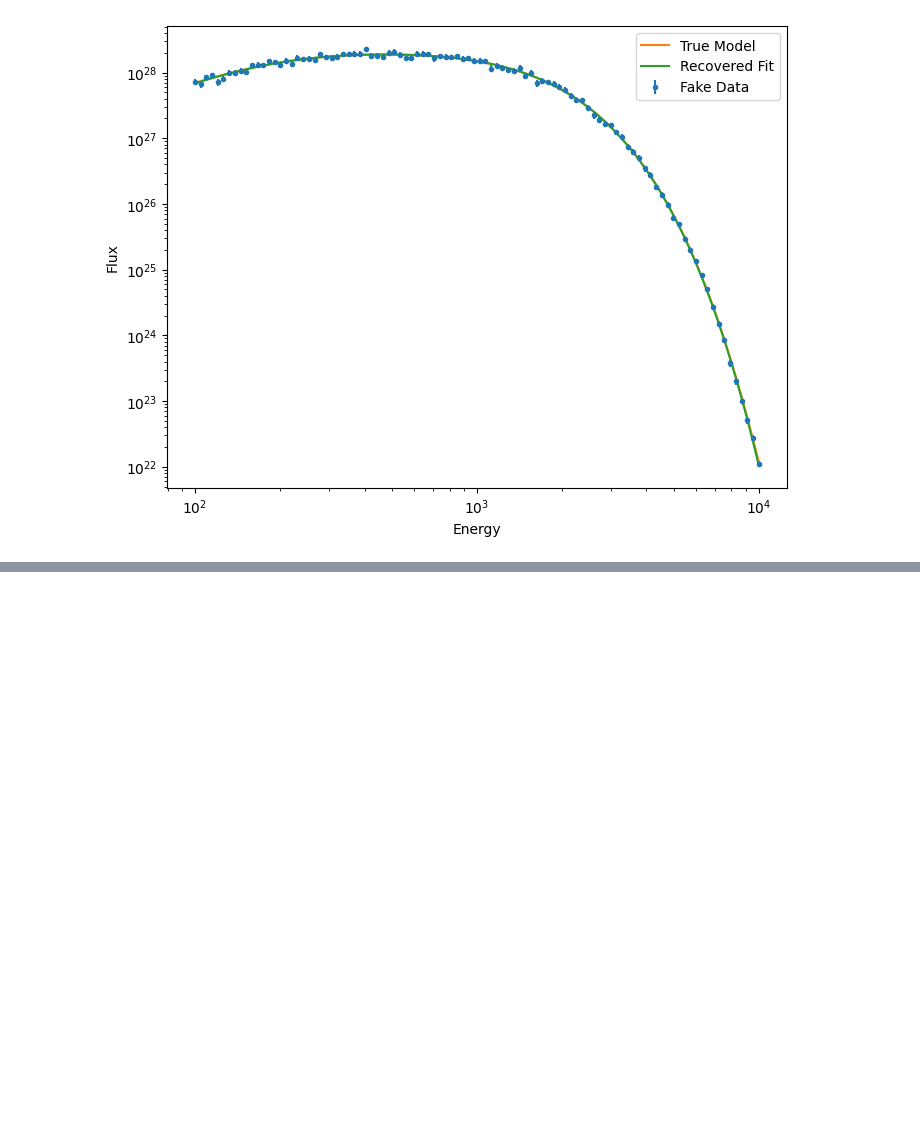
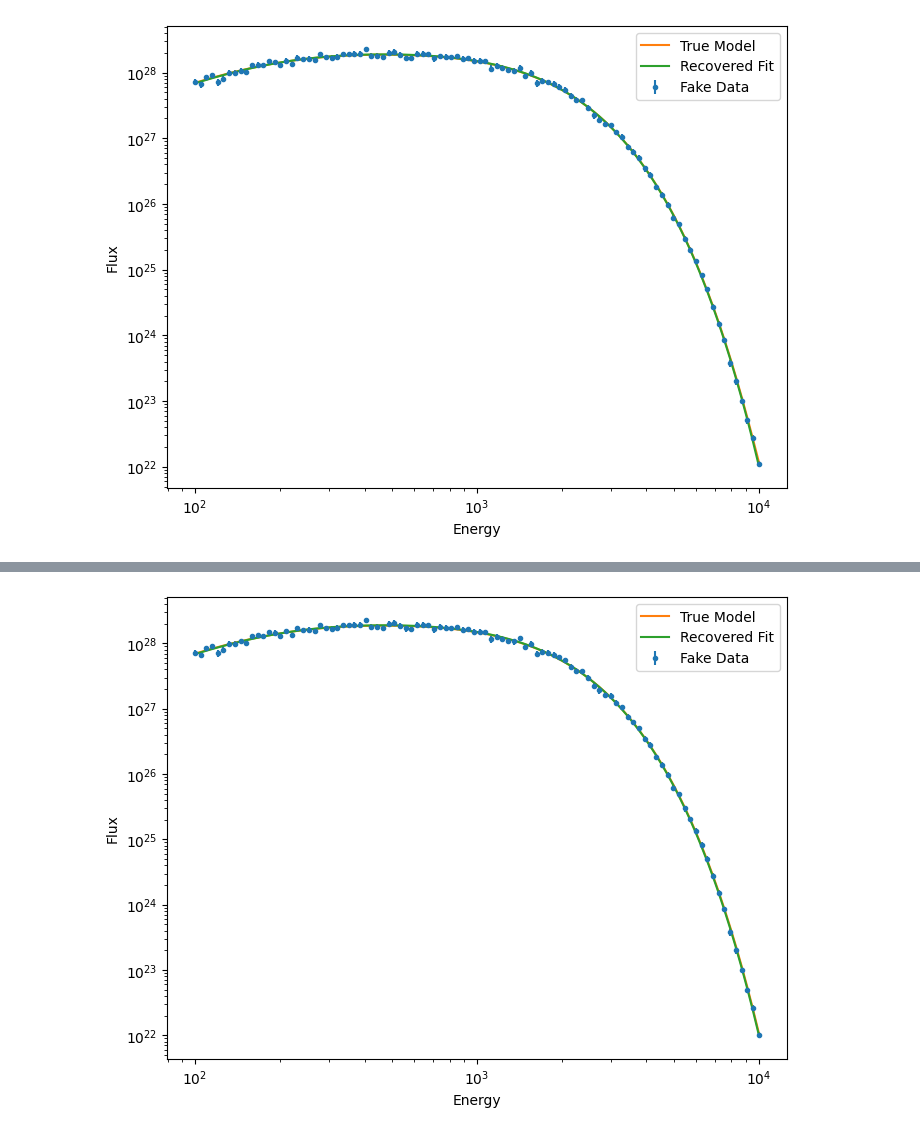
Before and after one commit to jez2sk/astr4460_final_prject, a Jupyter notebook: final_project.ipynb, the cells around one changed output, grey strips where cells are left out. Saved outputs shown, nothing was run; the diff lists cells and outputs as text; code cells hidden in the pictures; blank space fills up the shorter version.

```diff
--- a/final_project.ipynb
+++ b/final_project.ipynb
@@ -93,0 +194,23 @@ Test case 2
+# %%
+results = fitting.composite(x, y_fake, yerr)
+
+A_pow_fit = results[0]
+alpha_fit = results[2]
+
+A_bb_fit = results[4]
+Tin_fit  = results[6]
+Tout_fit = results[8]
+
+print("TRUE PARAMETERS")
+print(f"A_pow  = {A_pow_true:.3e}")
+print(f"alpha  = {alpha_true:.3f}")
+print(f"A_bb   = {A_bb_true:.3e}")
+print(f"Tin    = {Tin_true:.3f}")
+print(f"Tout   = {Tout_true:.3f}")
+
+print("\nFITTED PARAMETERS")
+print(f"A_pow  = {A_pow_fit:.3e}")
+print(f"alpha  = {alpha_fit:.3f}")
+print(f"A_bb   = {A_bb_fit:.3e}")
+print(f"Tin    = {Tin_fit:.3f}")
+print(f"Tout   = {Tout_fit:.3f}")
@@ -93,0 +238,20 @@ Test case 2
+# %%
+plt.figure(figsize=(8,6))
+
+plt.errorbar(x, y_fake, yerr=yerr, fmt='o', label='Fake Data', markersize=3)
+
+plt.plot(x, y_true, label='True Model')
+
+plt.plot(x, fitting.comp(x, A_pow_fit, alpha_fit, A_bb_fit, Tin_fit, Tout_fit), label='Recovered Fit')
+
+plt.xscale("log")
+plt.yscale("log")
+
+plt.xlabel("Energy")
+plt.ylabel("Flux")
+
+plt.legend()
+
+plt.show()
+# %% [output]
+[figure, added]
```
Also changed, not shown: parts of 9 cells of this notebook.
